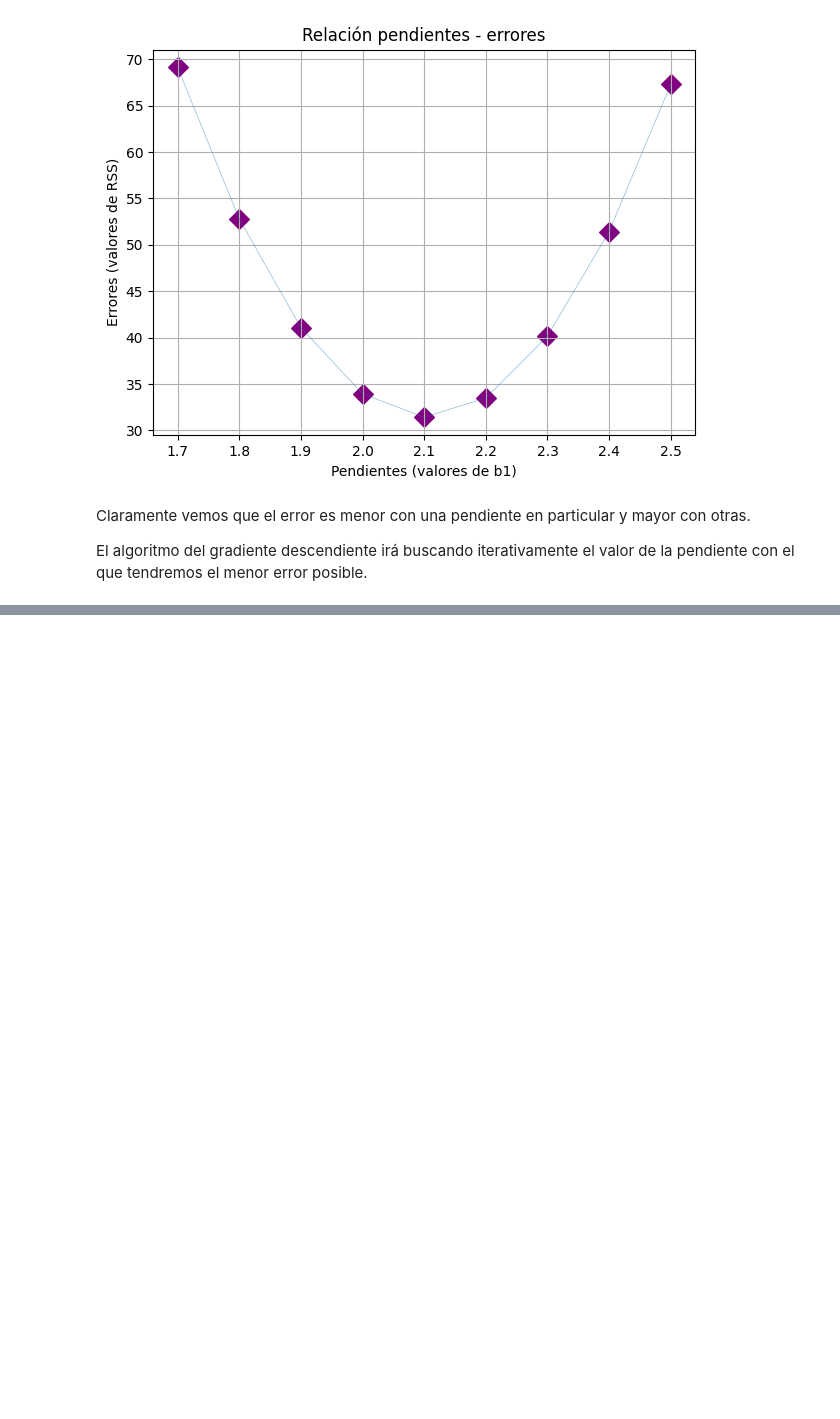
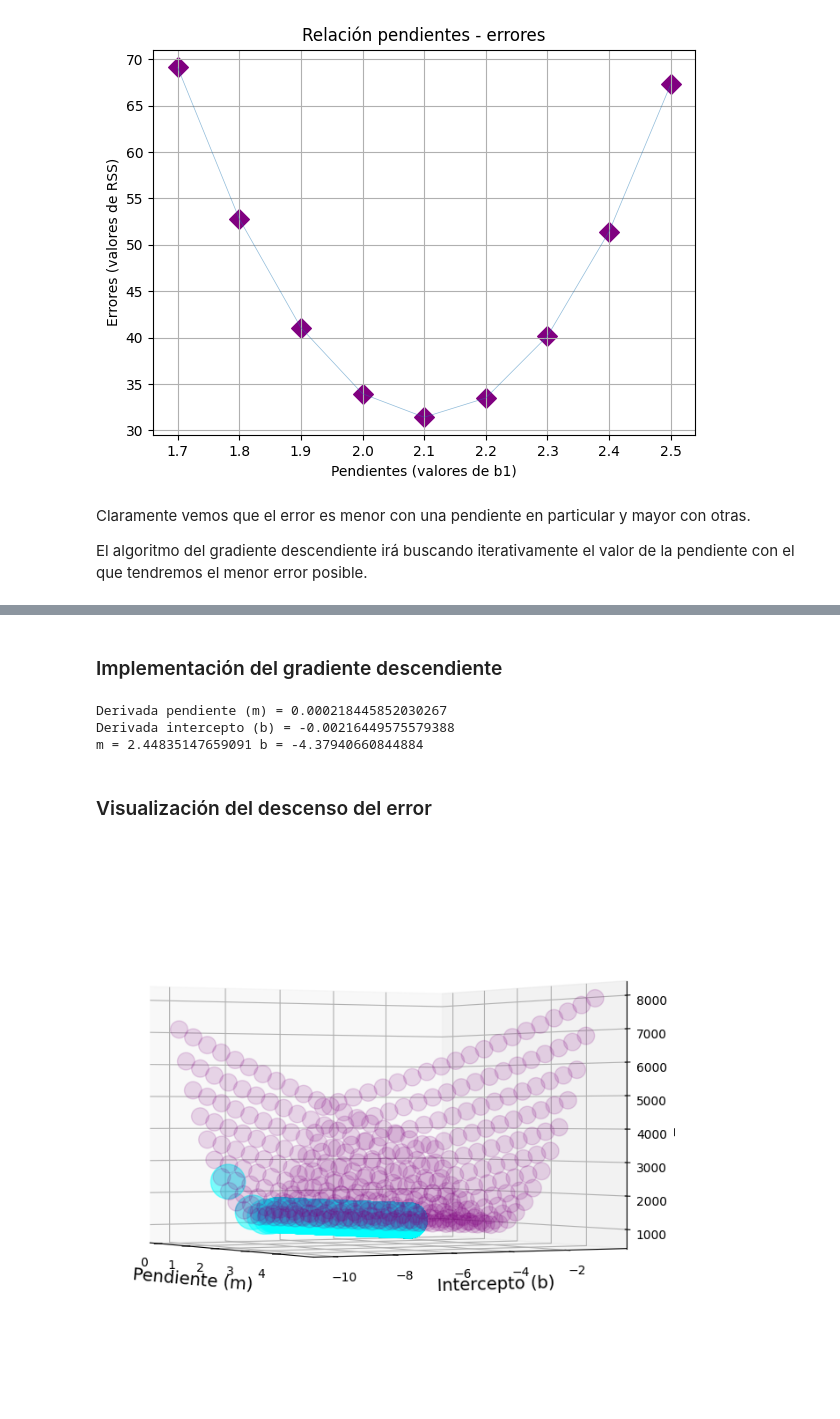
Before and after one commit to sbfanton/python-courses, a Jupyter notebook: codigo_maquina/Nivel_5_Aprendizaje_de_maquina/26_Gradiente_descendiente.ipynb, the cells around one changed output, grey strips where cells are left out. Saved outputs shown, nothing was run; the diff lists cells and outputs as text; code cells hidden in the pictures; blank space fills up the shorter version.

Commit message:
Repaso gradiente descendiente - codigo maquina

```diff
--- a/codigo_maquina/Nivel_5_Aprendizaje_de_maquina/26_Gradiente_descendiente.ipynb
+++ b/codigo_maquina/Nivel_5_Aprendizaje_de_maquina/26_Gradiente_descendiente.ipynb
@@ -117,0 +296,59 @@ El algoritmo del gradiente descendiente irá buscando iterativamente el valor de
+# %% [markdown]
+### Implementación del gradiente descendiente
+# %%
+iteraciones_max = 10000
+tasa_aprendizaje = 0.001
+
+# Inicializacion aleatoria pendiente e intercepto
+pendiente = 0
+intercepto = -10
+
+errores = np.zeros(shape=(10000, 3))
+
+for i in range(0, iteraciones_max):
+    # Calculo de los gradientes
+    gradientes = [ derivada_error_m.evalf(subs={ m: pendiente, b: intercepto }),
+                   derivada_error_b.evalf(subs={ m: pendiente, b: intercepto }) ]
+
+    # Actualizacion de los parametros
+    pendiente = pendiente - tasa_aprendizaje * gradientes[0]
+    intercepto = intercepto - tasa_aprendizaje * gradientes[1]
+
+    # Registro de los errores
+    errores[i][0] = pendiente
+    errores[i][1] = intercepto
+    errores[i][2] = error_RSS(pendiente, intercepto)
+
+
+# Valores calculados vía el Método de Mínimos Cuadrados de sklearn
+# Pendiente (m): 2.44898163
+# Intercepto (b): -4.382390816326527
+
+print("Derivada pendiente (m) =", gradientes[0])
+print("Derivada intercepto (b) =", gradientes[1])
+print("m =", pendiente, "b =", intercepto)
+# %% [output]
+Derivada pendiente (m) = 0.000218445852030267
+Derivada intercepto (b) = -0.00216449575579388
+m = 2.44835147659091 b = -4.37940660844884
+# %% [markdown]
+### Visualización del descenso del error
+# %%
+fig = plt.figure(figsize=(8, 8))
+ax = fig.add_subplot(projection="3d")
+
+# Camino decreciente de errores
+ax.scatter(errores.T[0], errores.T[1], errores.T[2],
+           marker="o", c="cyan", s=800, alpha=0.5)
+
+# Todos los otros puntos
+ax.scatter(puntos.T[0], puntos.T[1], puntos.T[2],
+           marker="o", c="purple", s=200, alpha=0.15)
+
+ax.set_xlabel('Pendiente (m)', size=14)
+ax.set_ylabel('Intercepto (b)', size=14)
+ax.set_zlabel('Error', size=14)
+ax.view_init(0, -30)
+plt.show()
+# %% [output]
+[figure, added]
```
Also changed, not shown: parts of 19 cells of this notebook.
